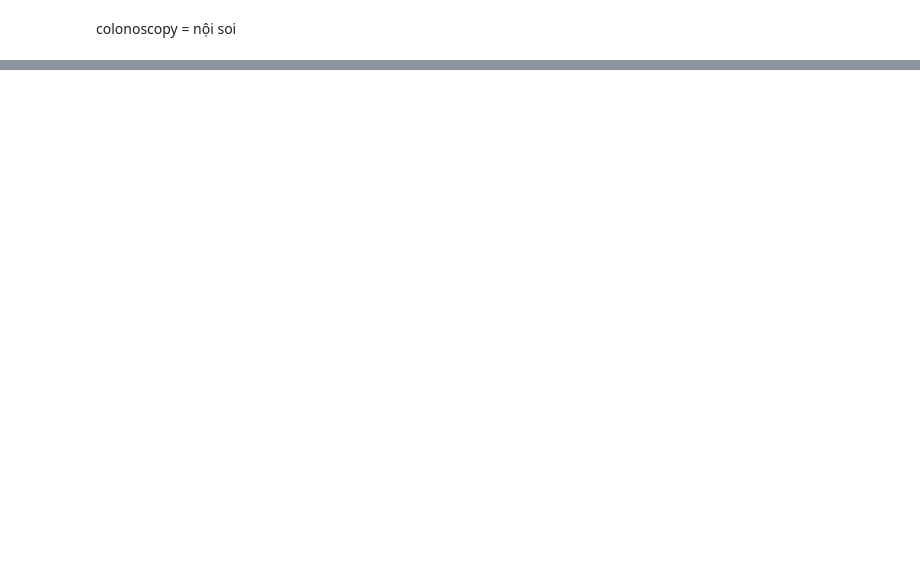
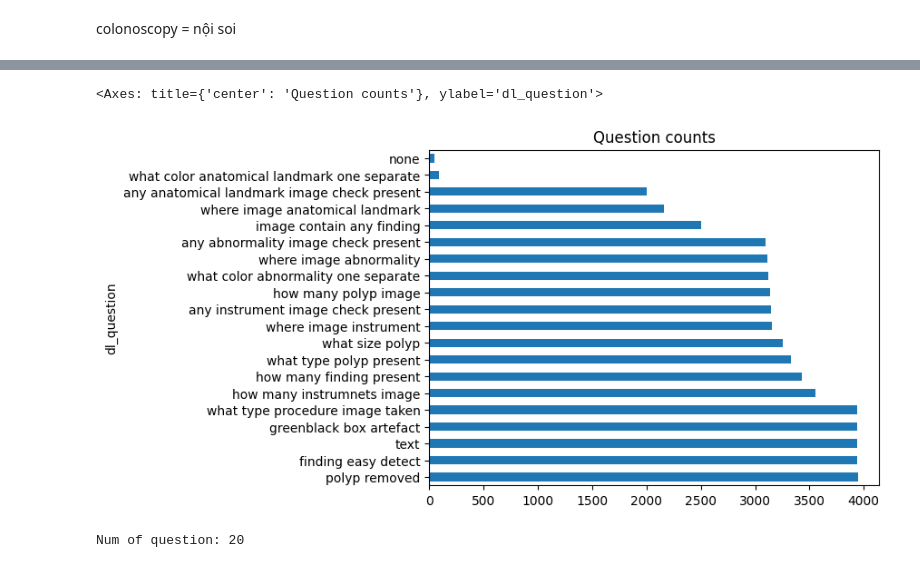
Before and after one commit to lucky-and-minie222702/MediaEval2025---Medico, a Jupyter notebook: view_data.ipynb, the cells around one changed output, grey strips where cells are left out. Cells and saved outputs as stored; diff of their text form; code cells hidden in the pictures; blank space fills up the shorter version.

```diff
--- a/view_data.ipynb
+++ b/view_data.ipynb
@@ -323,0 +398,10 @@ df.to_csv("data/preprocessed_metadata.csv", index = False)
+# %%
+plt.title("Question counts")
+df["dl_question"].value_counts().plot(kind = "barh")
+# %% [output]
+<Axes: title={'center': 'Question counts'}, ylabel='dl_question'>
+[figure, added]
+# %%
+print("Num of question:", len(df["dl_question"].unique()))
+# %% [output]
+Num of question: 20
```
Also changed, not shown: parts of 20 cells of this notebook.
